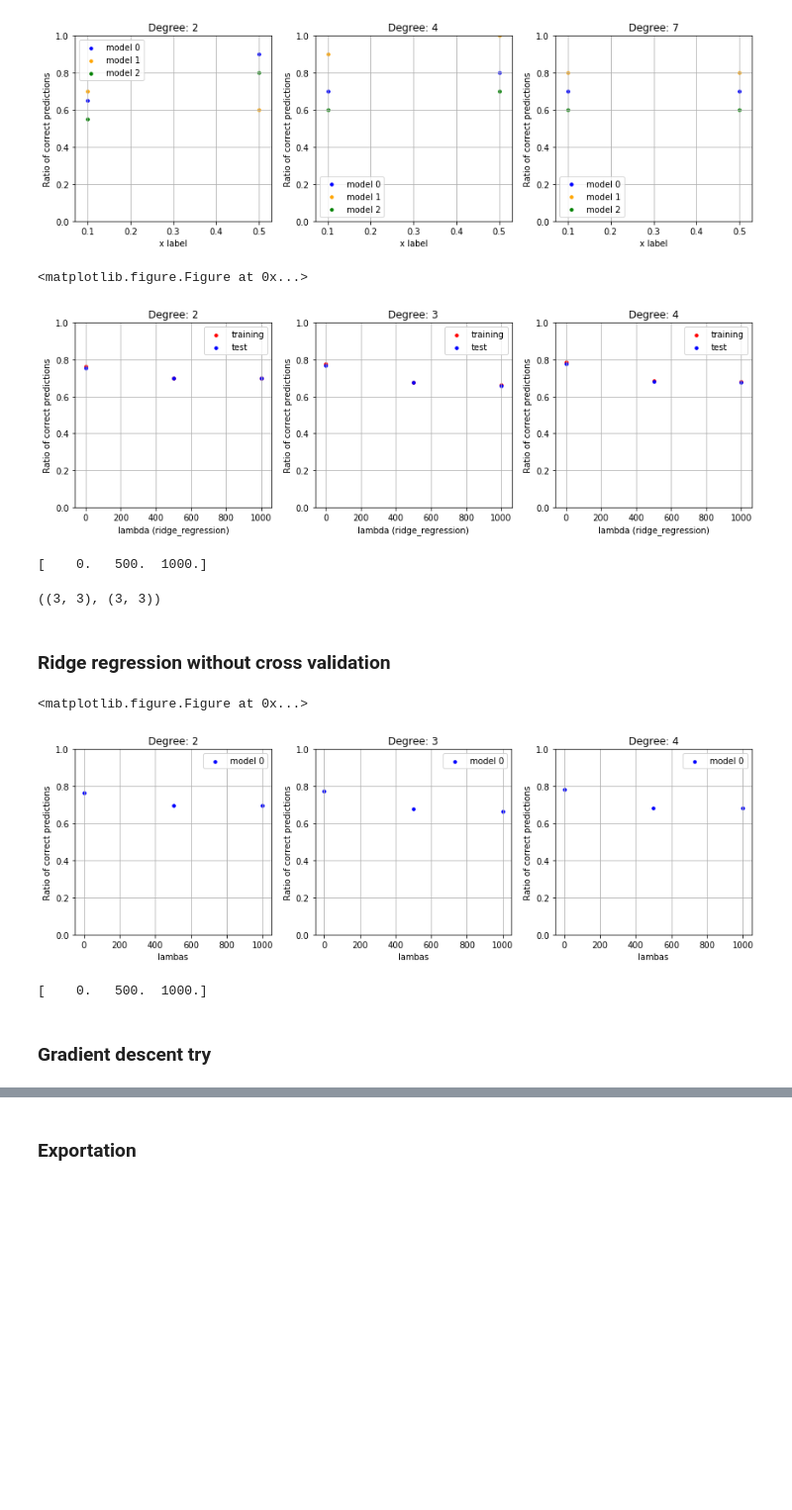
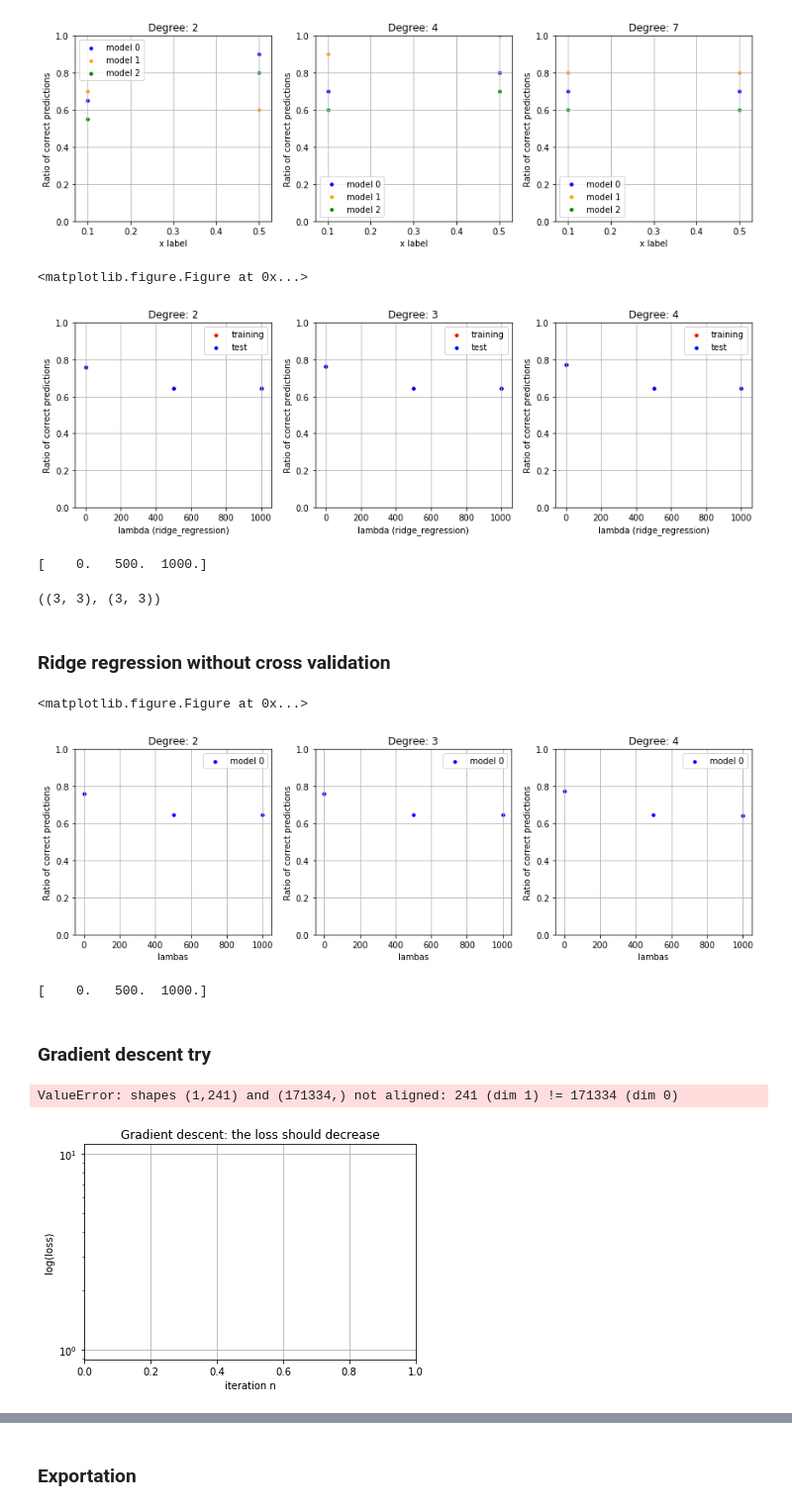
Before and after one commit to NiccoloSacchi/ml-boson, a Jupyter notebook: scripts/findBoson-val.ipynb, the cells around one changed output, grey strips where cells are left out. Shown at 99% size. Cells and saved outputs as stored; diff of their text form; code cells hidden in the pictures; blank space fills up the shorter version.

```diff
--- a/scripts/findBoson-val.ipynb
+++ b/scripts/findBoson-val.ipynb
@@ -18,10 +18,8 @@ The autoreload extension is already loaded. To reload it, use:
 # %%
 # just load the train data set
 data_path = "../dataset/train.csv"
-y, x_raw, col_labels = load_partial_csv_data(data_path, 10000)
-y,x_raw = equalize_predictions(y,x_raw)
+y_raw, x_raw, col_labels = load_csv_data(data_path)
+y,x = equalize_predictions(y_raw,x_raw)
 
-_,data_u,ids_u = load_csv_data("../dataset/test.csv")
-
-y.shape, x_raw.shape
+y.shape, x.shape
 # %% [output]
@@ -137,7 +150,7 @@ print(lambdas)
 ratio_tr.shape, ratio_te.shape
 # %% [output]
 <matplotlib.figure.Figure at 0x...>
-[figure, old version]
+[figure, new version]
 [    0.   500.  1000.]
 ((3, 3), (3, 3))
 # %% [markdown]
@@ -158,15 +171,18 @@ ratios_visualization([ratios], degree_list, x_axis, x_label="lambas", log_axis_x
 print(lambdas)
 # %% [output]
 <matplotlib.figure.Figure at 0x...>
-[figure, old version]
+[figure, new version]
 [    0.   500.  1000.]
 # %% [markdown]
 ### Gradient descent try
 # %%
-degree = 4
+degree = 8
 tx = build_poly(x, degree)
 initial_w = np.zeros(len(y))
 max_iters = 20
 gamma = 0.5
-#loss, w = gradient_descent(y, tx, initial_w, max_iters, gamma, batch_size=1)
-#loss,w
+loss, w = gradient_descent(y, tx, initial_w, max_iters, gamma, batch_size=1)
+loss,w
+# %% [output]
+ValueError: shapes (1,241) and (171334,) not aligned: 241 (dim 1) != 171334 (dim 0)
+[figure, added]
```
Also changed, not shown: parts of 16 cells of this notebook, 4 other files.
